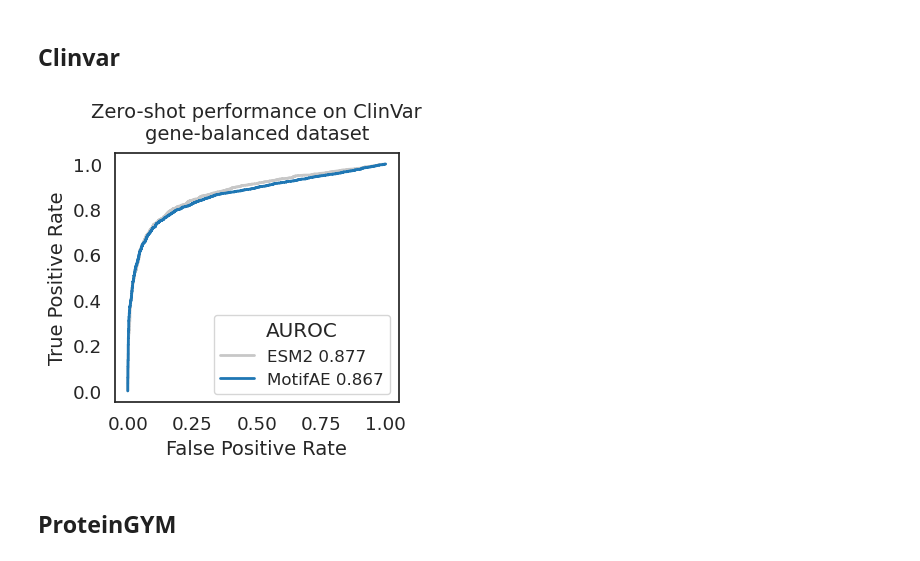
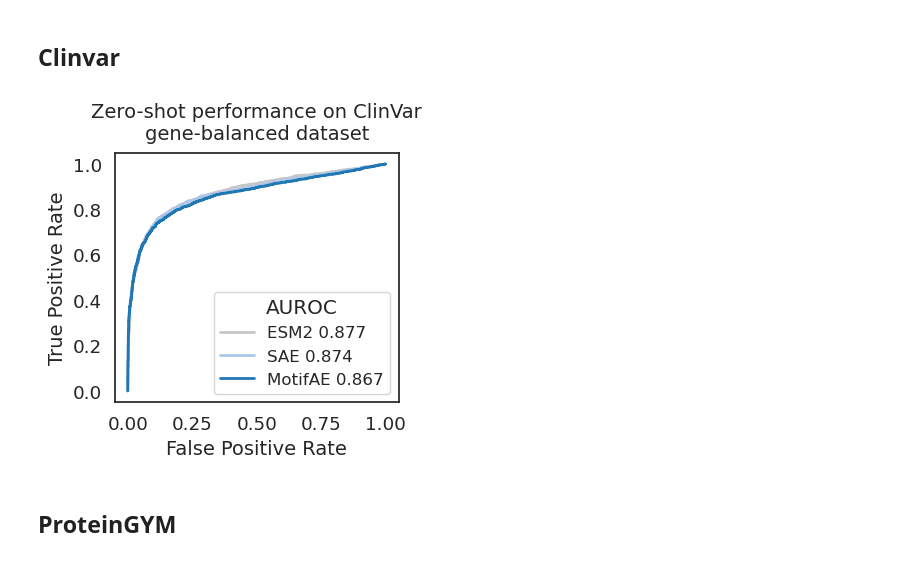
Before and after one commit to DILIU899/MotifAE, a Jupyter notebook: plots.ipynb, the cells around one changed output. Cells and saved outputs as stored; diff of their text form; code cells hidden in the pictures.

Commit message:
Updated plots

```diff
--- a/plots.ipynb
+++ b/plots.ipynb
@@ -132,25 +145,25 @@ plt.show()
 # %%
 b_clinvar = pd.read_csv(f"{SOURCE_DATA_BASE}/clinvar_genebalanced_207genes_4544muts.csv")
 
-scores = ["ESM2_llr", "sae_250417"]
-colors = [15, 0]
+scores = ["ESM2_llr", "sae_250416", "sae_250417"]
+colors = [15, 1, 0]
 
 plt.figure(figsize=(4, 4))
 
 y_true = b_clinvar["score"]
 
 for i in range(len(scores)):
     y_pred = b_clinvar[scores[i]]
     fpr, tpr, thresholds = roc_curve(y_true, y_pred)
     plt.plot(fpr, tpr, color=base_cmap(colors[i]), lw=2)
 
-plt.legend(["ESM2 0.877", f"{MODEL_NAME} 0.867"], loc="lower right", title="AUROC", fontsize=12)
+plt.legend(["ESM2 0.877", "SAE 0.874", "MotifAE 0.867"], loc="lower right", title="AUROC", fontsize=12)
 plt.xlabel("False Positive Rate", fontsize=14)
 plt.ylabel("True Positive Rate", fontsize=14)
 plt.title("Zero-shot performance on ClinVar\ngene-balanced dataset", fontsize=14, y=1.02)
 plt.tight_layout()
 plt.show()
 # %% [output]
-[figure, old version]
+[figure, new version]
 # %% [markdown]
 ## ProteinGYM
```
Also changed, not shown: parts of 6 cells of this notebook.
